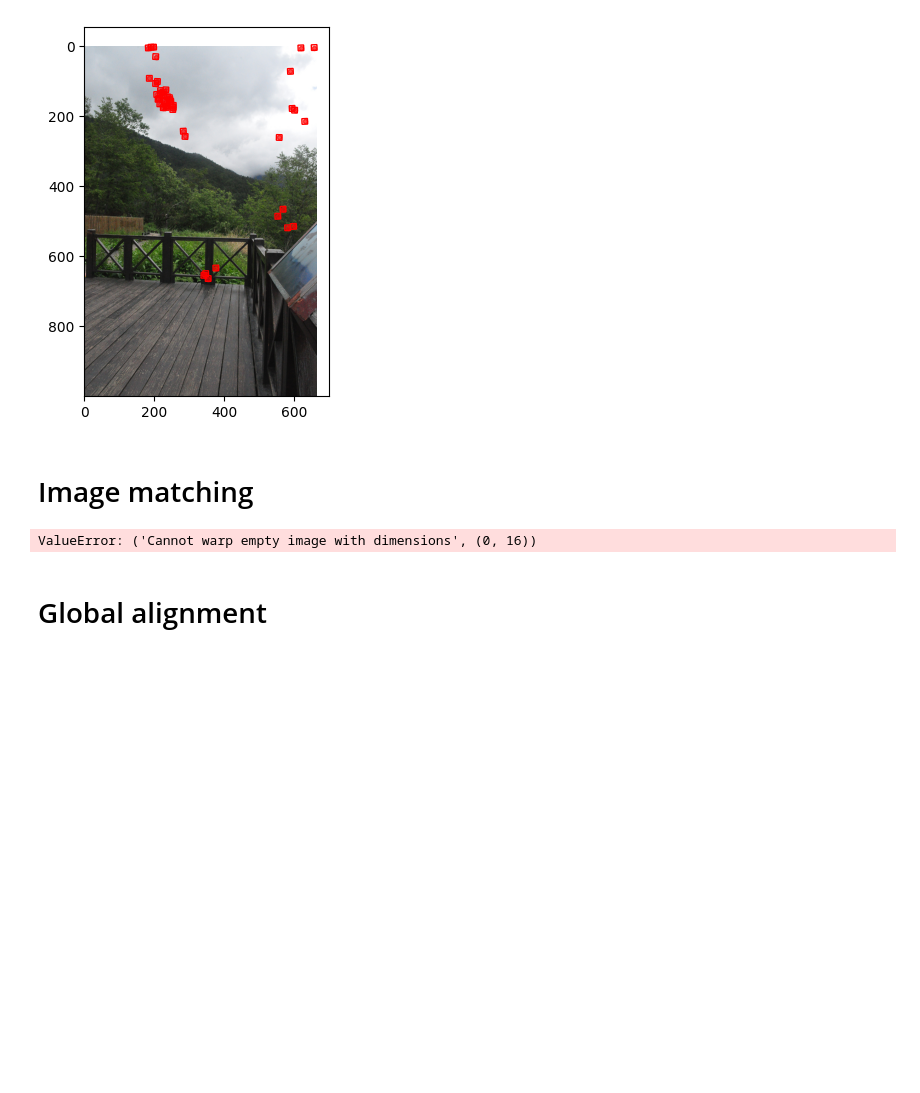
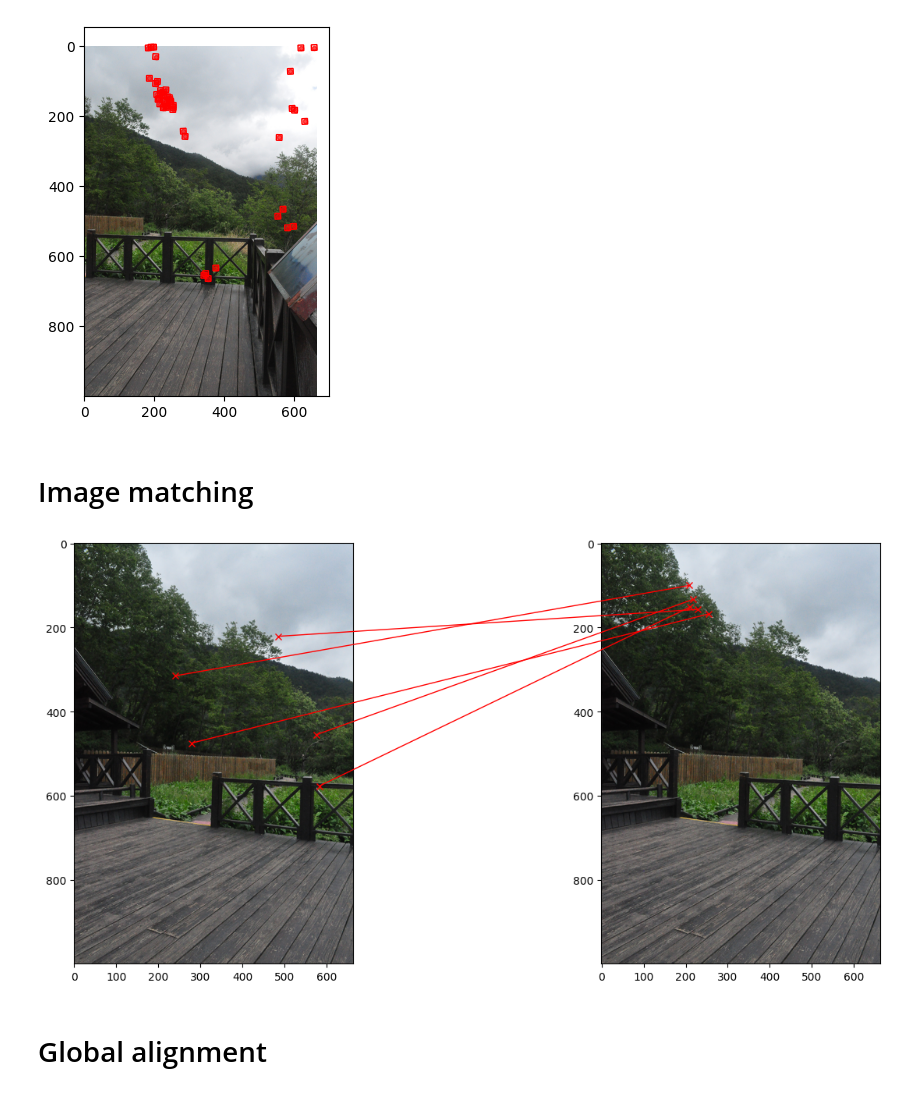
Before and after one commit to Raichuu41/3d-cv-image-stitching, a Jupyter notebook: src/harris_coner_detector.ipynb, the cells around one changed output. Drawn from its saved outputs; the diff is of its cells as text; code cells hidden in the pictures; blank space fills up the shorter version.

```diff
--- a/src/harris_coner_detector.ipynb
+++ b/src/harris_coner_detector.ipynb
@@ -159,7 +159,8 @@ def extract_patches(img, keypoints, angles, patch_size=16):
     patches = []
     for (x,y), angle in zip(keypoints, angles):
         offset = int(patch_size/2)
-        patch = padded_img[x-offset:x+offset,y-offset:y+offset]
+        patch = padded_img[x:x+2*offset,y:y+2*offset]
+
         rotate(patch, angle)
 
         patches.append(patch)
@@ -315,22 +316,22 @@ def plot_matches(img1, img2, keypoints1, keypoints2, matches):
     plt.show()
 # %%
 features = {}
-features["view1"] = create_descriptors(VIEW1, *KEY_POINTS['view1'], patch_size=16, cell_size=4)
-features["view2"] = create_descriptors(VIEW2, *KEY_POINTS['view2'], patch_size=16, cell_size=4)
+features["view1"] = create_descriptors(VIEW1, *KEY_POINTS['view1'], patch_size=8, cell_size=4)
+features["view2"] = create_descriptors(VIEW2, *KEY_POINTS['view2'], patch_size=8, cell_size=4)
 
 matches, match_distances = match_keypoints(features["view1"], features["view2"])
 
 # sort matches by distance
 sorted_matches = np.argsort(match_distances)
 
 # choose k best matches
-k = 1
+k = 5
 top_k_matches = matches[sorted_matches[:k]]
 
 # visualize
-plot_matches(view1, view2, KEY_POINTS["view1"][0], KEY_POINTS["view2"][0], top_k_matches)
+plot_matches(VIEW1, VIEW1, KEY_POINTS["view1"][0], KEY_POINTS["view2"][0], top_k_matches)
 # %% [output]
-ValueError: ('Cannot warp empty image with dimensions', (0, 16))
+[figure, added]
 # %% [markdown]
 # Global alignment
 # %% [markdown]
```
